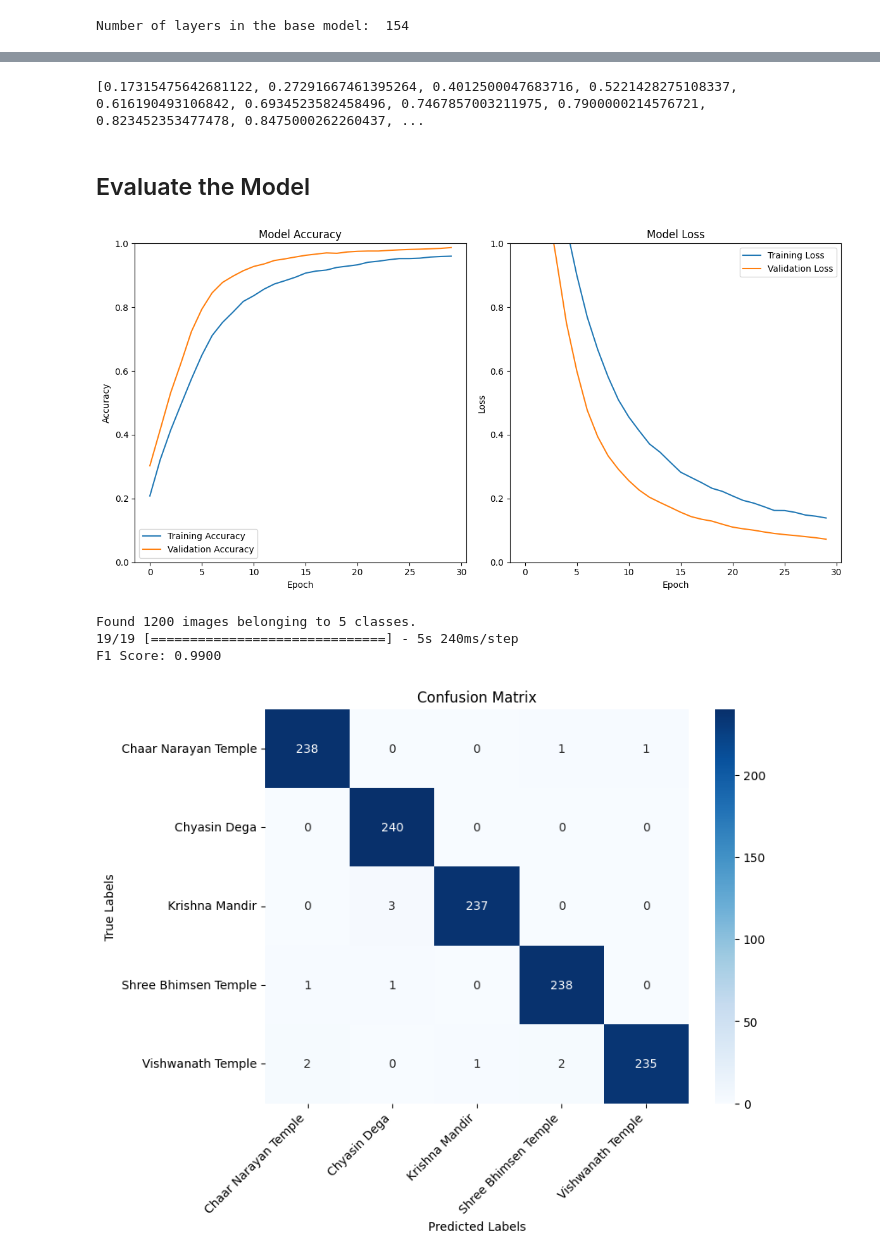
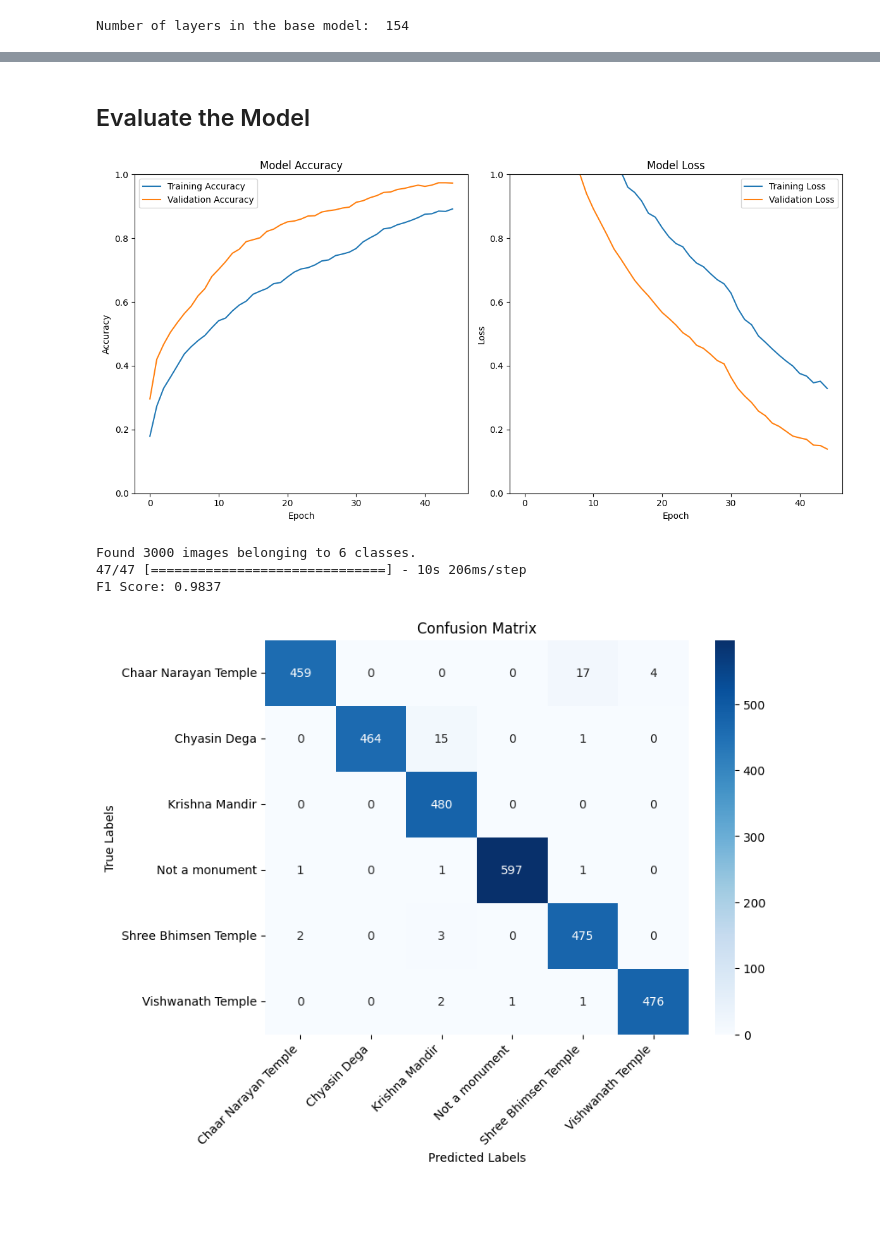
Before and after one commit to Aayush7900/Minor_Project, a Jupyter notebook: freshrottenfruit.ipynb, the cells around one changed output, grey strips where cells are left out. Drawn from its saved outputs; the diff is of its cells as text; code cells hidden in the pictures; blank space fills up the shorter version.

Commit message:
new models added

```diff
--- a/freshrottenfruit.ipynb
+++ b/freshrottenfruit.ipynb
@@ -266,7 +279,7 @@ _________________________________________________________________
 # %%
 # Compile the model with a low learning rate
 model.compile(
-    optimizer=keras.optimizers.RMSprop(learning_rate=0.00001),  # Adjust the learning rate as needed
+    optimizer=keras.optimizers.RMSprop(learning_rate=0.00003),  # Adjust the learning rate as needed
     loss='categorical_crossentropy',  # For multi-class classification
     metrics=['accuracy'],
 )
@@ -297,5 +310,5 @@ callbacks=keras.callbacks.EarlyStopping(
     min_delta=0.01
 )
 # %%
-history=model.fit(x = combined_generator, validation_data = generator5, epochs = 30, callbacks=[callbacks])
+history1=model.fit(x = new_generator, validation_data = generator5, epochs = 10, callbacks=[callbacks])
 # %% [output]
@@ -325,0 +337,2 @@ history.history['val_loss']
+# %%
+history2=model.fit(x = new_generator, validation_data = generator5, epochs = 5, callbacks=[callbacks])
@@ -325,0 +352,2 @@ history.history['val_loss']
+# %%
+history3=model.fit(x = new_generator, validation_data = generator5, epochs = 20, callbacks=[callbacks])
@@ -331,6 +379,2 @@ vloss=history.history['val_loss']+history2.history['val_loss']+history3.history[
-# %%
-print(acchistory)
-# %% [output]
-[0.17315475642681122, 0.27291667461395264, 0.4012500047683716, 0.5221428275108337, 0.616190493106842, 0.6934523582458496, 0.7467857003211975, 0.7900000214576721, 0.823452353477478, 0.8475000262260437, ...
 # %% [markdown]
 ## Evaluate the Model
@@ -341,8 +383,8 @@ import matplotlib.pyplot as plt
 # Plot training & validation accuracy values
 plt.figure(figsize=(12, 6))
 plt.subplot(1, 2, 1)
-plt.plot(history.history['accuracy'], label='Training Accuracy')
-plt.plot(history.history['val_accuracy'], label='Validation Accuracy')
+plt.plot(ahistory, label='Training Accuracy')
+plt.plot(vhistory, label='Validation Accuracy')
 plt.title('Model Accuracy')
 plt.xlabel('Epoch')
 plt.ylabel('Accuracy')
@@ -351,8 +393,8 @@ plt.legend()
 
 # Plot training & validation loss values
 plt.subplot(1, 2, 2)
-plt.plot(history.history['loss'], label='Training Loss')
-plt.plot(history.history['val_loss'], label='Validation Loss')
+plt.plot(lhistory, label='Training Loss')
+plt.plot(vlhistory, label='Validation Loss')
 plt.title('Model Loss')
 plt.xlabel('Epoch')
 plt.ylabel('Loss')
@@ -362,7 +404,7 @@ plt.legend()
 plt.tight_layout()
 plt.show()
 # %% [output]
-[figure, old version]
+[figure, new version]
 # %%
 import cv2
 from sklearn.metrics import f1_score, confusion_matrix
@@ -374,11 +416,11 @@ import numpy as np
 img_size = 224
 batch_size=64
 # Load the pre-trained model
-model_path = r'C:\Users\Acer\Desktop\Minor Project\New models\model11.h5'
-model = load_model(model_path)
+#model_path = r'C:\Users\Acer\Desktop\Minor Project\New models\model12.1.h5'
+#model = load_model(model_path)
 
 # Set the path to your test dataset
-test_data_dir = r'C:\Users\Acer\Desktop\Minor Project\Split\test'
+test_data_dir = r'C:\Users\Acer\Desktop\Minor Project\Split\val'
 
 # Data Preprocessing for testing set
 test_datagen = ImageDataGenerator(rescale=1./255,)
@@ -391,37 +433,37 @@ test_generator = test_datagen.flow_from_directory(
     shuffle=False
 )  # Ensure labels are in the same order as predictions
 
 # Get true labels
 true_labels = test_generator.classes
 
 # Make predictions
 predictions = model.predict(test_generator)
 
 # Get predicted labels
 predicted_labels = np.argmax(predictions, axis=1)
 
 # Calculate F1 score
 f1 = f1_score(true_labels, predicted_labels, average='weighted')
 
 # Calculate Confusion Matrix
 conf_matrix = confusion_matrix(true_labels, predicted_labels)
 
 # Display F1 score
 print(f"F1 Score: {f1:.4f}")
 
 # Display Confusion Matrix with rotated x-axis labels
 plt.figure(figsize=(8, 6))
 sns.heatmap(conf_matrix, annot=True, fmt='d', cmap='Blues', xticklabels=test_generator.class_indices, yticklabels=test_generator.class_indices, cbar=True)
 plt.title('Confusion Matrix')
 plt.xlabel('Predicted Labels')
 plt.ylabel('True Labels')
 plt.xticks(rotation=45, ha="right")  # Rotate x-axis labels
 plt.show()
 # %% [output]
-Found 1200 images belonging to 5 classes.
-19/19 [==============================] - 5s 240ms/step
-F1 Score: 0.9900
+Found 3000 images belonging to 6 classes.
+47/47 [==============================] - 10s 206ms/step
+F1 Score: 0.9837
-[figure, old version]
+[figure, new version]
 # %%
 import tensorflow as tf
 import cv2
```
Also changed, not shown: parts of 18 cells of this notebook, 1 other file.
